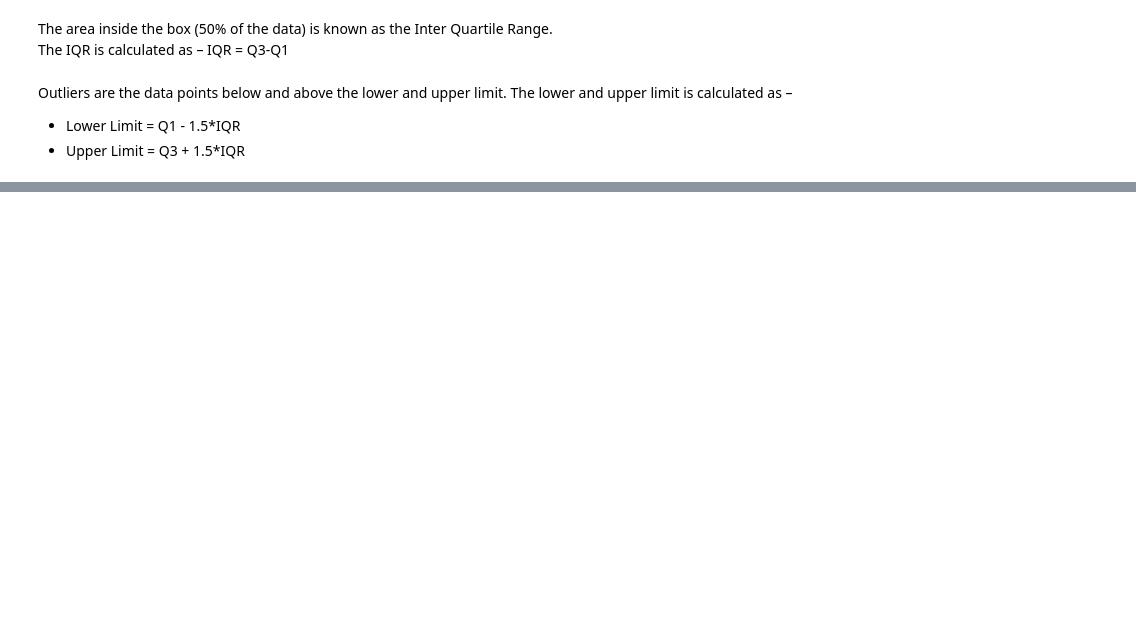
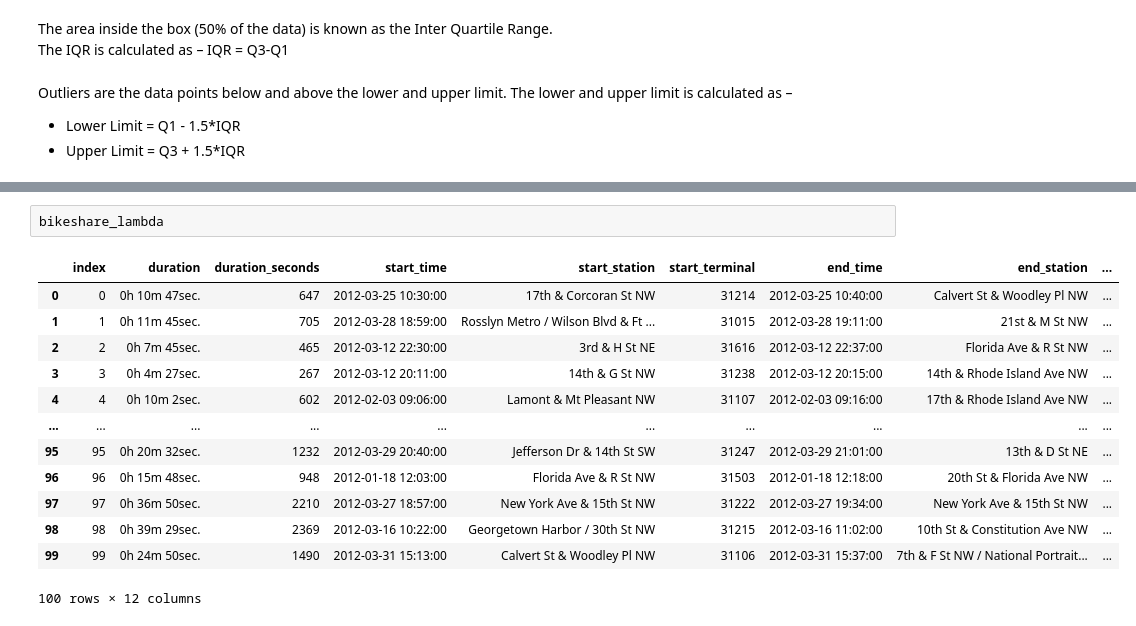
Before and after one commit to Rahul-Thakur30/newton_school_ms-iu-data-science-april-2022-groot, a Jupyter notebook: correlation_and_boxplots.ipynb, the cells around one changed output, grey strips where cells are left out. Saved outputs shown, nothing was run; the diff lists cells and outputs as text; blank space fills up the shorter version.

```diff
--- a/correlation_and_boxplots.ipynb
+++ b/correlation_and_boxplots.ipynb
@@ -43,0 +83,16 @@ Outliers are the data points below and above the lower and upper limit. The lowe
+# %%
+bikeshare_lambda
+# %% [output]
+|  | index | duration | duration_seconds | start_time | start_station | start_terminal | end_time | end_station | ... |
+| 0 | 0 | 0h 10m 47sec. | 647 | 2012-03-25 10:30:00 | 17th & Corcoran St NW | 31214 | 2012-03-25 10:40:00 | Calvert St & Woodley Pl NW | ... |
+| 1 | 1 | 0h 11m 45sec. | 705 | 2012-03-28 18:59:00 | Rosslyn Metro / Wilson Blvd & Ft ... | 31015 | 2012-03-28 19:11:00 | 21st & M St NW | ... |
+| 2 | 2 | 0h 7m 45sec. | 465 | 2012-03-12 22:30:00 | 3rd & H St NE | 31616 | 2012-03-12 22:37:00 | Florida Ave & R St NW | ... |
+| 3 | 3 | 0h 4m 27sec. | 267 | 2012-03-12 20:11:00 | 14th & G St NW | 31238 | 2012-03-12 20:15:00 | 14th & Rhode Island Ave NW | ... |
+| 4 | 4 | 0h 10m 2sec. | 602 | 2012-02-03 09:06:00 | Lamont & Mt Pleasant NW | 31107 | 2012-02-03 09:16:00 | 17th & Rhode Island Ave NW | ... |
+| ... | ... | ... | ... | ... | ... | ... | ... | ... | ... |
+| 95 | 95 | 0h 20m 32sec. | 1232 | 2012-03-29 20:40:00 | Jefferson Dr & 14th St SW | 31247 | 2012-03-29 21:01:00 | 13th & D St NE | ... |
+| 96 | 96 | 0h 15m 48sec. | 948 | 2012-01-18 12:03:00 | Florida Ave & R St NW | 31503 | 2012-01-18 12:18:00 | 20th St & Florida Ave NW | ... |
+| 97 | 97 | 0h 36m 50sec. | 2210 | 2012-03-27 18:57:00 | New York Ave & 15th St NW | 31222 | 2012-03-27 19:34:00 | New York Ave & 15th St NW | ... |
+| 98 | 98 | 0h 39m 29sec. | 2369 | 2012-03-16 10:22:00 | Georgetown Harbor / 30th St NW | 31215 | 2012-03-16 11:02:00 | 10th St & Constitution Ave NW | ... |
+| 99 | 99 | 0h 24m 50sec. | 1490 | 2012-03-31 15:13:00 | Calvert St & Woodley Pl NW | 31106 | 2012-03-31 15:37:00 | 7th & F St NW / National Portrait... | ... |
+100 rows × 12 columns
```
Also changed, not shown: parts of 13 cells of this notebook, 1 other file.
